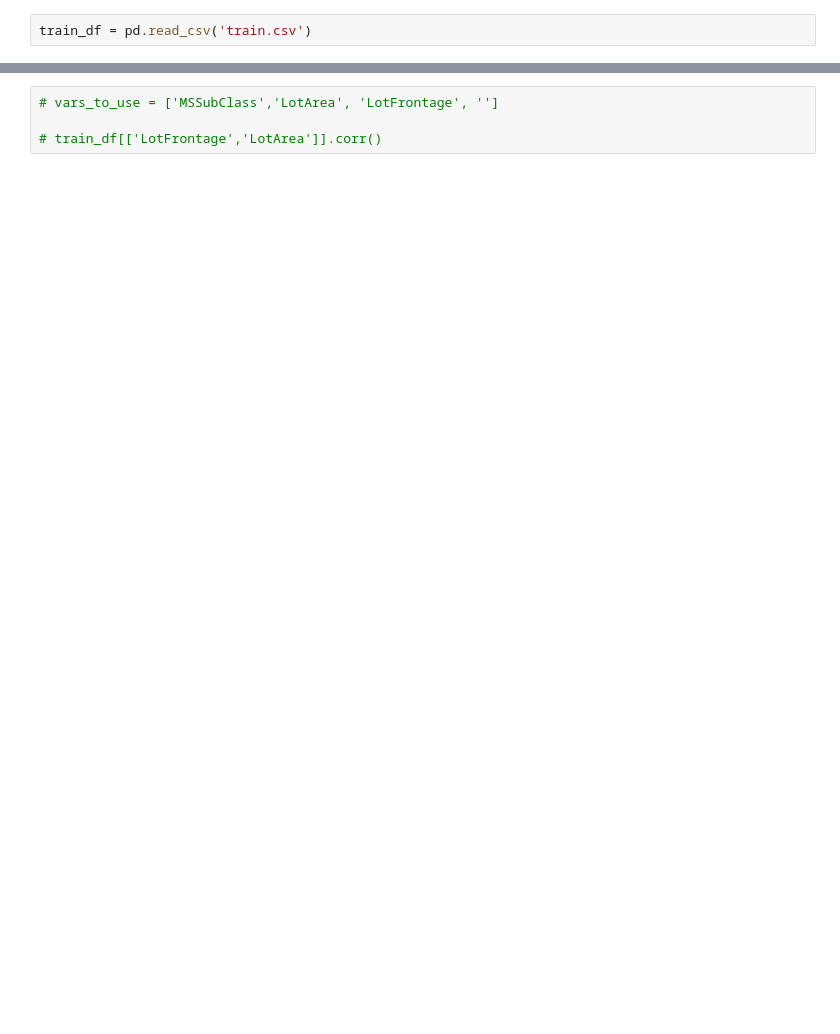
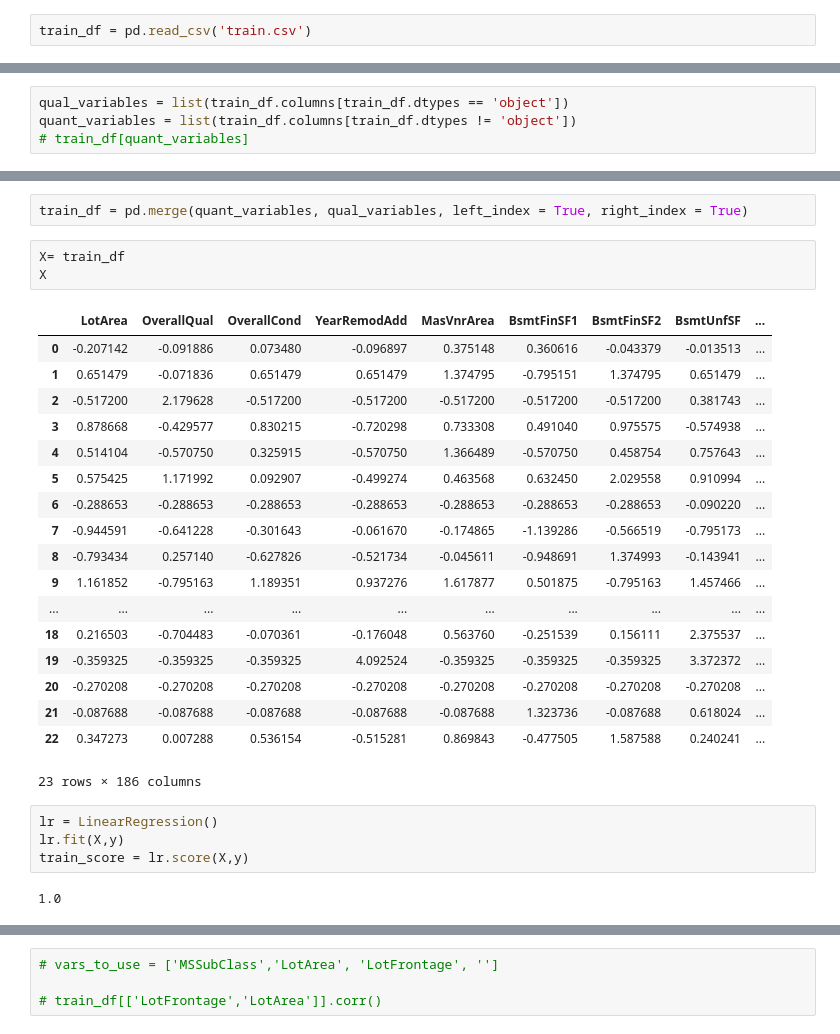
Before and after one commit to seanwdc/BIA_Regression, a Jupyter notebook: Data/Analysis.ipynb, the cells around one changed output, grey strips where cells are left out. Drawn from its saved outputs; the diff is of its cells as text; blank space fills up the shorter version.

```diff
--- a/Data/Analysis.ipynb
+++ b/Data/Analysis.ipynb
@@ -77,0 +157,4 @@ train_df[(train_df['BsmtFinType1'].isna() == False) & (train_df['BsmtFinType2'].
+# %%
+qual_variables = list(train_df.columns[train_df.dtypes == 'object'])
+quant_variables = list(train_df.columns[train_df.dtypes != 'object'])
+# train_df[quant_variables]
@@ -77,0 +170,30 @@ train_df[(train_df['BsmtFinType1'].isna() == False) & (train_df['BsmtFinType2'].
+# %%
+train_df = pd.merge(quant_variables, qual_variables, left_index = True, right_index = True)
+# %%
+X= train_df
+X
+# %% [output]
+|  | LotArea | OverallQual | OverallCond | YearRemodAdd | MasVnrArea | BsmtFinSF1 | BsmtFinSF2 | BsmtUnfSF | ... |
+| 0 | -0.207142 | -0.091886 | 0.073480 | -0.096897 | 0.375148 | 0.360616 | -0.043379 | -0.013513 | ... |
+| 1 | 0.651479 | -0.071836 | 0.651479 | 0.651479 | 1.374795 | -0.795151 | 1.374795 | 0.651479 | ... |
+| 2 | -0.517200 | 2.179628 | -0.517200 | -0.517200 | -0.517200 | -0.517200 | -0.517200 | 0.381743 | ... |
+| 3 | 0.878668 | -0.429577 | 0.830215 | -0.720298 | 0.733308 | 0.491040 | 0.975575 | -0.574938 | ... |
+| 4 | 0.514104 | -0.570750 | 0.325915 | -0.570750 | 1.366489 | -0.570750 | 0.458754 | 0.757643 | ... |
+| 5 | 0.575425 | 1.171992 | 0.092907 | -0.499274 | 0.463568 | 0.632450 | 2.029558 | 0.910994 | ... |
+| 6 | -0.288653 | -0.288653 | -0.288653 | -0.288653 | -0.288653 | -0.288653 | -0.288653 | -0.090220 | ... |
+| 7 | -0.944591 | -0.641228 | -0.301643 | -0.061670 | -0.174865 | -1.139286 | -0.566519 | -0.795173 | ... |
+| 8 | -0.793434 | 0.257140 | -0.627826 | -0.521734 | -0.045611 | -0.948691 | 1.374993 | -0.143941 | ... |
+| 9 | 1.161852 | -0.795163 | 1.189351 | 0.937276 | 1.617877 | 0.501875 | -0.795163 | 1.457466 | ... |
+| ... | ... | ... | ... | ... | ... | ... | ... | ... | ... |
+| 18 | 0.216503 | -0.704483 | -0.070361 | -0.176048 | 0.563760 | -0.251539 | 0.156111 | 2.375537 | ... |
+| 19 | -0.359325 | -0.359325 | -0.359325 | 4.092524 | -0.359325 | -0.359325 | -0.359325 | 3.372372 | ... |
+| 20 | -0.270208 | -0.270208 | -0.270208 | -0.270208 | -0.270208 | -0.270208 | -0.270208 | -0.270208 | ... |
+| 21 | -0.087688 | -0.087688 | -0.087688 | -0.087688 | -0.087688 | 1.323736 | -0.087688 | 0.618024 | ... |
+| 22 | 0.347273 | 0.007288 | 0.536154 | -0.515281 | 0.869843 | -0.477505 | 1.587588 | 0.240241 | ... |
+23 rows × 186 columns
+# %%
+lr = LinearRegression()
+lr.fit(X,y)
+train_score = lr.score(X,y)
+# %% [output]
+1.0
```
Also changed, not shown: parts of 32 cells of this notebook.
